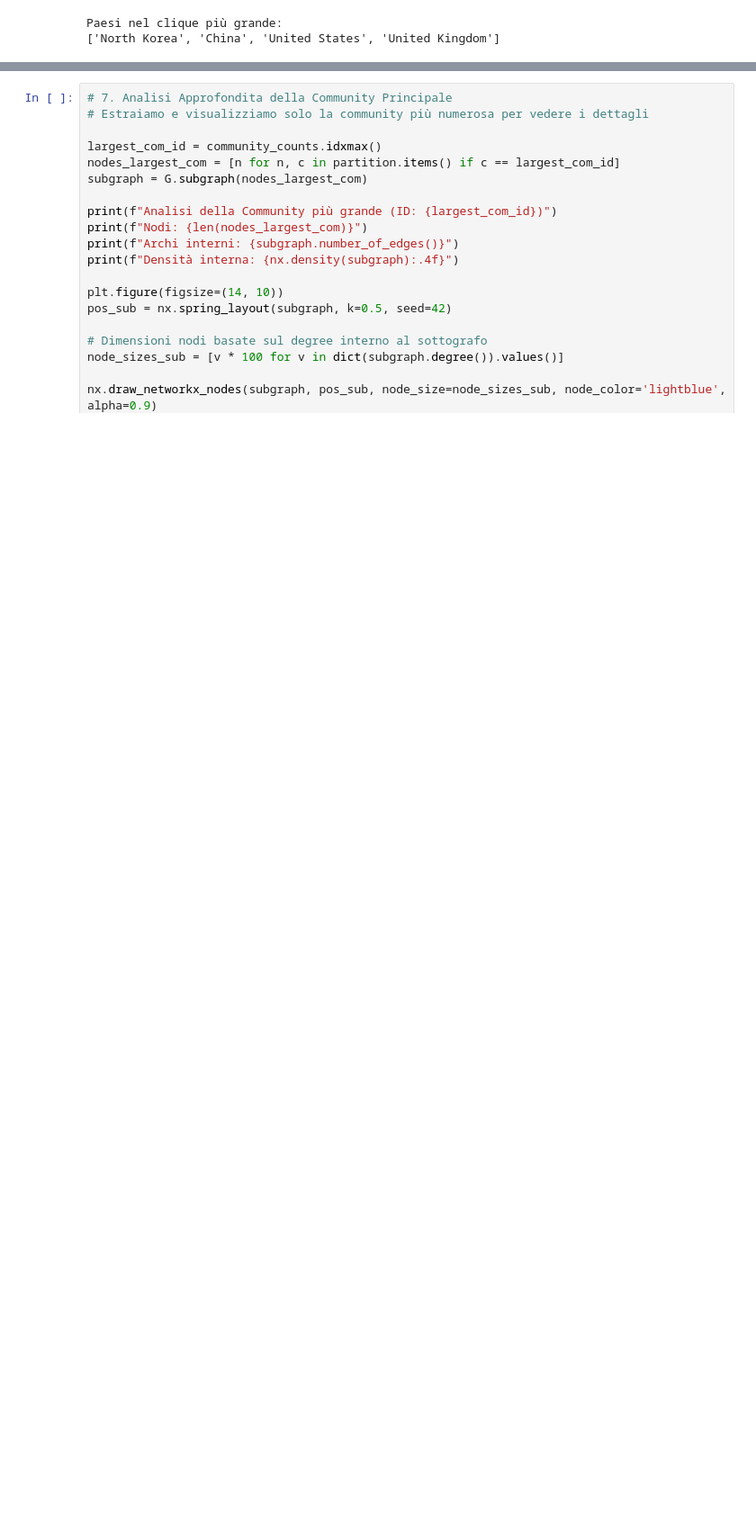
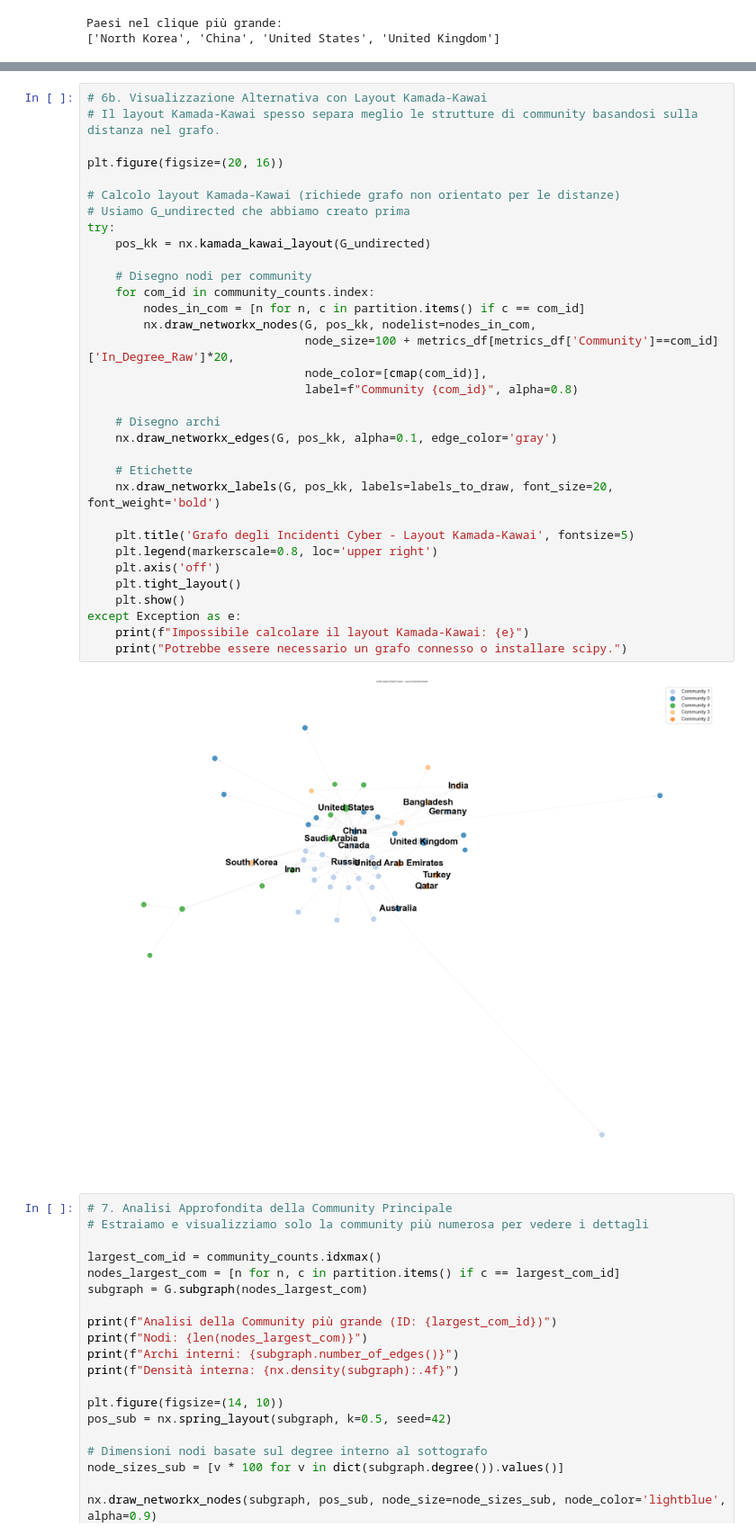
Before and after one commit to DataScience-Golddiggers/Graph-of-America, a Jupyter notebook: notebooks/03_Graph_Visualization_Analysis.ipynb, the cells around one changed output, grey strips where cells are left out. Shown: that part at 90% size. Drawn from its saved outputs; the diff is of its cells as text; blank space fills up the shorter version.

```diff
--- a/notebooks/03_Graph_Visualization_Analysis.ipynb
+++ b/notebooks/03_Graph_Visualization_Analysis.ipynb
@@ -244,3 +244,38 @@ plt.show()
+# %%
+# 6b. Visualizzazione Alternativa con Layout Kamada-Kawai
+# Il layout Kamada-Kawai spesso separa meglio le strutture di community basandosi sulla distanza nel grafo.
+
+plt.figure(figsize=(20, 16))
+
+# Calcolo layout Kamada-Kawai (richiede grafo non orientato per le distanze)
+# Usiamo G_undirected che abbiamo creato prima
+try:
+    pos_kk = nx.kamada_kawai_layout(G_undirected)
+
+    # Disegno nodi per community
+    for com_id in community_counts.index:
+        nodes_in_com = [n for n, c in partition.items() if c == com_id]
+        nx.draw_networkx_nodes(G, pos_kk, nodelist=nodes_in_com,
+                               node_size=100 + metrics_df[metrics_df['Community']==com_id]['In_Degree_Raw']*20,
+                               node_color=[cmap(com_id)],
+                               label=f"Community {com_id}", alpha=0.8)
+
+    # Disegno archi
+    nx.draw_networkx_edges(G, pos_kk, alpha=0.1, edge_color='gray')
+
+    # Etichette
+    nx.draw_networkx_labels(G, pos_kk, labels=labels_to_draw, font_size=20, font_weight='bold')
+
+    plt.title('Grafo degli Incidenti Cyber - Layout Kamada-Kawai', fontsize=5)
+    plt.legend(markerscale=0.8, loc='upper right')
+    plt.axis('off')
+    plt.tight_layout()
+    plt.show()
+except Exception as e:
+    print(f"Impossibile calcolare il layout Kamada-Kawai: {e}")
+    print("Potrebbe essere necessario un grafo connesso o installare scipy.")
+# %% [output]
+[figure, added]
 # %%
 # 7. Analisi Approfondita della Community Principale
 # Estraiamo e visualizziamo solo la community più numerosa per vedere i dettagli
```
Also changed, not shown: parts of 2 cells of this notebook.
